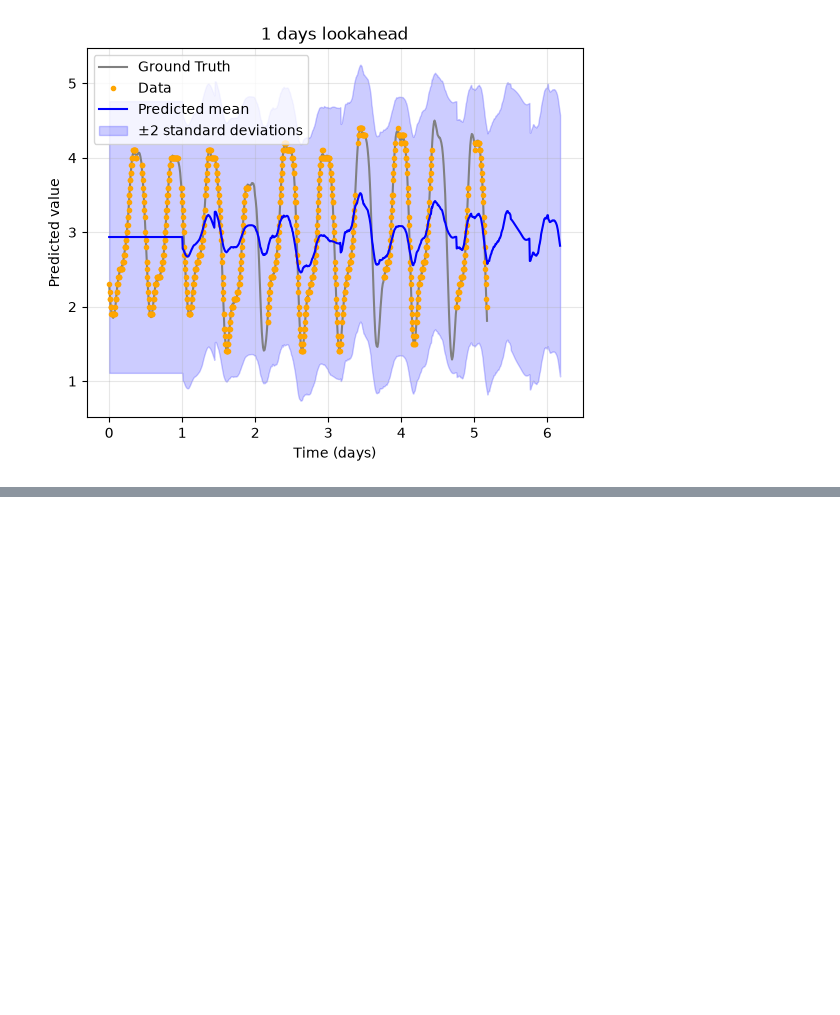
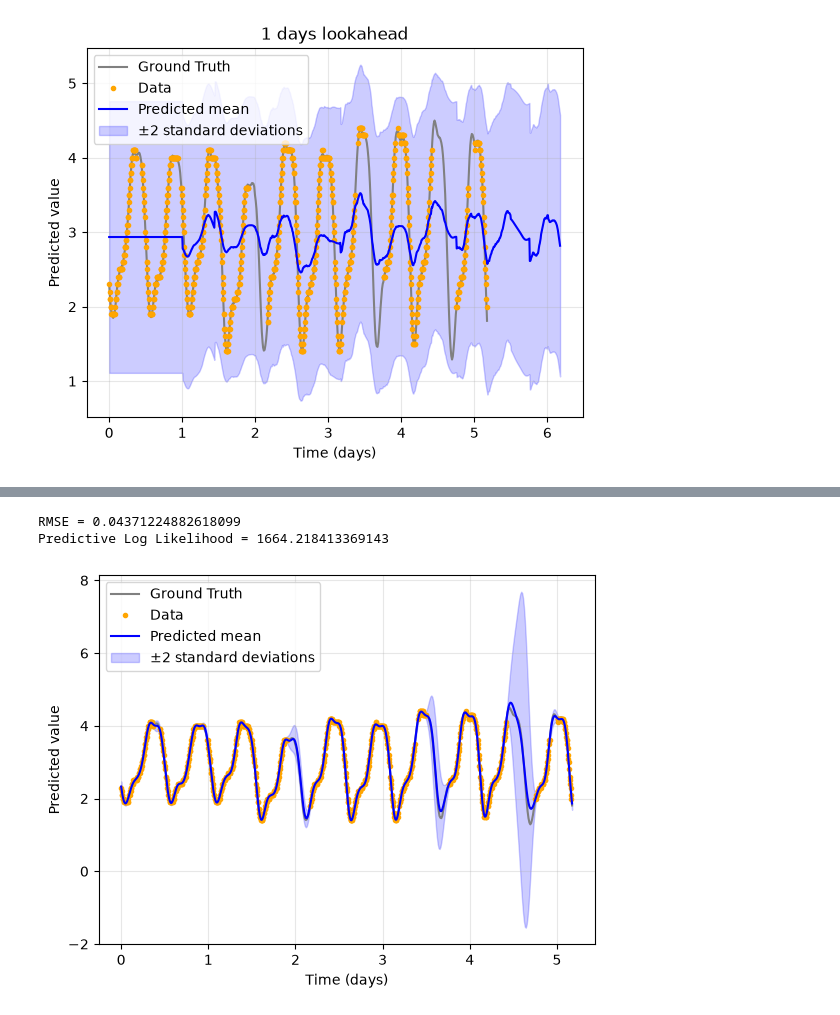
Before and after one commit to andrewtplatt/aims-probabilistic-numerics-mt26, a Jupyter notebook: main.ipynb, the cells around one changed output, grey strips where cells are left out. Drawn from its saved outputs; the diff is of its cells as text; code cells hidden in the pictures; blank space fills up the shorter version.

Commit message:
Make GP accept ND inputs, use this to optimise GP hyperparams

```diff
--- a/main.ipynb
+++ b/main.ipynb
@@ -49,12 +49,15 @@ plt.legend()
 Various parameterised kernel functions and combinations thereof for use in GPs
 # %%
 def d(x1: jax.Array, x2: jax.Array) -> float:
-    return jnp.abs(x1 - x2)
+    return jnp.linalg.norm(x1 - x2)
 
 def k_rbf(l: float, lengthscale: float) -> Callable[[jax.Array, jax.Array], float]:
-    return lambda x1, x2: l ** 2 * jnp.exp(
-        -d(x1, x2) ** 2 / (2 * lengthscale ** 2)
+    def kernel(x1, x2):
+        sqdist = jnp.sum((x1 - x2)**2)
+        return l**2 * jnp.exp(
+            -sqdist / (2 * lengthscale**2)
         )
+    return kernel
 
 def k_rational_quadratic(l: float, alpha: float, lengthscale: float) -> Callable[[jax.Array, jax.Array], float]:
     return lambda x1, x2: l ** 2 * (1 + d(x1, x2) ** 2 / 2 / alpha / lengthscale ** 2) ** -alpha
@@ -72,13 +75,13 @@ def k_multiply(k1: Callable[[jax.Array, jax.Array], float], k2: Callable[[jax.Ar
 Simple parameterised mean functions for use in GPs
 # %%
 def mu_zero() -> Callable[[jax.Array], jax.Array]:
-    return lambda x: jnp.zeros_like(x)
+    return lambda x: jnp.zeros((x.shape[0],))
 
 def mu_mean(f: jax.Array) -> Callable[[jax.Array], jax.Array]:
     return mu_constant(jnp.mean(f))
 
 def mu_constant(theta: float) -> Callable[[jax.Array], jax.Array]:
-    return lambda x: jnp.full_like(x, theta)
+    return lambda x: jnp.full((x.shape[0],), theta)
 # %%
 class GaussianProcess:
     """
@@ -547,0 +712,6 @@ for lookahead in [datetime.timedelta(), datetime.timedelta(minutes=10), datetime
+# %%
+best_hypers_bayes = optimise_hypers_bayes(
+    loss_mle,
+    mu_factory,
+    k_factory,
+)
@@ -547,0 +733,7 @@ for lookahead in [datetime.timedelta(), datetime.timedelta(minutes=10), datetime
+# %%
+gp_bayes = GaussianProcess(t_clean, f_clean, mu_factory(best_hypers_bayes), k_factory(best_hypers_bayes))
+evaluate(gp_bayes)
+# %% [output]
+RMSE = 0.04371224882618099
+Predictive Log Likelihood = 1664.218413369143
+[figure, added]
```
Also changed, not shown: parts of 6 cells of this notebook.
